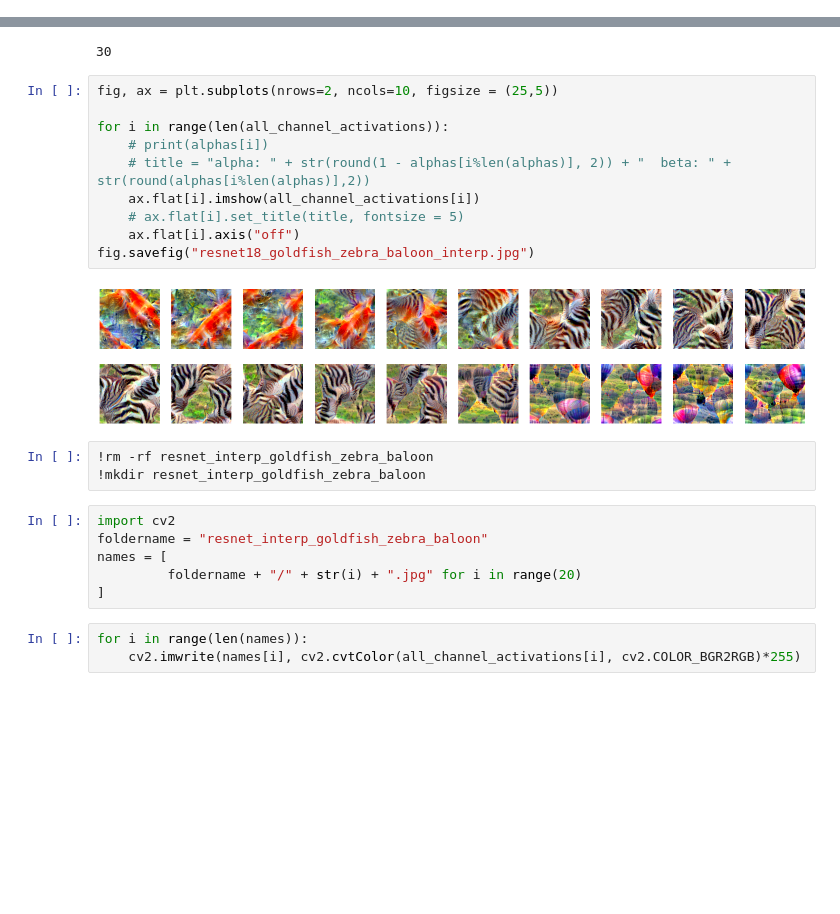
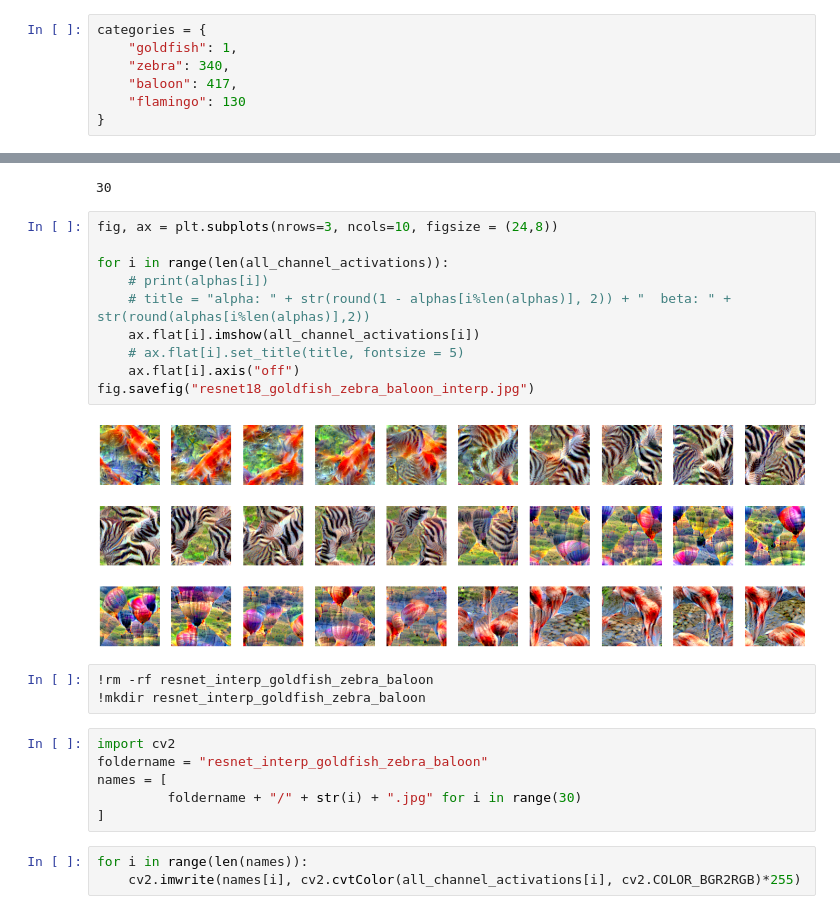
Before and after one commit to Mayukhdeb/torch-dreams-notebooks, a Jupyter notebook: notebooks/inceptionV3_vs_VGG19_on_torch_dreams.ipynb, the cells around one changed output, grey strips where cells are left out. Cells and saved outputs as stored; diff of their text form; blank space fills up the shorter version.

```diff
--- a/notebooks/inceptionV3_vs_VGG19_on_torch_dreams.ipynb
+++ b/notebooks/inceptionV3_vs_VGG19_on_torch_dreams.ipynb
@@ -139,6 +139,13 @@ plt.imshow(out_layer_blend)
 [figure]
 # %% [markdown]
 ## interpolation between zebra and goldfish
+# %%
+categories = {
+    "goldfish": 1,
+    "zebra": 340,
+    "baloon": 417,
+    "flamingo": 130
+}
 # %%
 cherry_picked_indices = list(categories.values())
 cherry_picked_indices
@@ -174,17 +179,17 @@ len(all_channel_activations)
 # %% [output]
 30
 # %%
-fig, ax = plt.subplots(nrows=2, ncols=10, figsize = (25,5))
+fig, ax = plt.subplots(nrows=3, ncols=10, figsize = (24,8))
 
 for i in range(len(all_channel_activations)):
     # print(alphas[i])
     # title = "alpha: " + str(round(1 - alphas[i%len(alphas)], 2)) + "  beta: " + str(round(alphas[i%len(alphas)],2))
     ax.flat[i].imshow(all_channel_activations[i])
     # ax.flat[i].set_title(title, fontsize = 5)
     ax.flat[i].axis("off")
 fig.savefig("resnet18_goldfish_zebra_baloon_interp.jpg")
 # %% [output]
-[figure, old version]
+[figure, new version]
 # %%
 !rm -rf resnet_interp_goldfish_zebra_baloon
 !mkdir resnet_interp_goldfish_zebra_baloon
@@ -192,7 +197,7 @@ fig.savefig("resnet18_goldfish_zebra_baloon_interp.jpg")
 import cv2
 foldername = "resnet_interp_goldfish_zebra_baloon"
 names = [
-         foldername + "/" + str(i) + ".jpg" for i in range(20)
+         foldername + "/" + str(i) + ".jpg" for i in range(30)
 ]
 # %%
 for i in range(len(names)):
```
Also changed, not shown: parts of 1 cell of this notebook.
